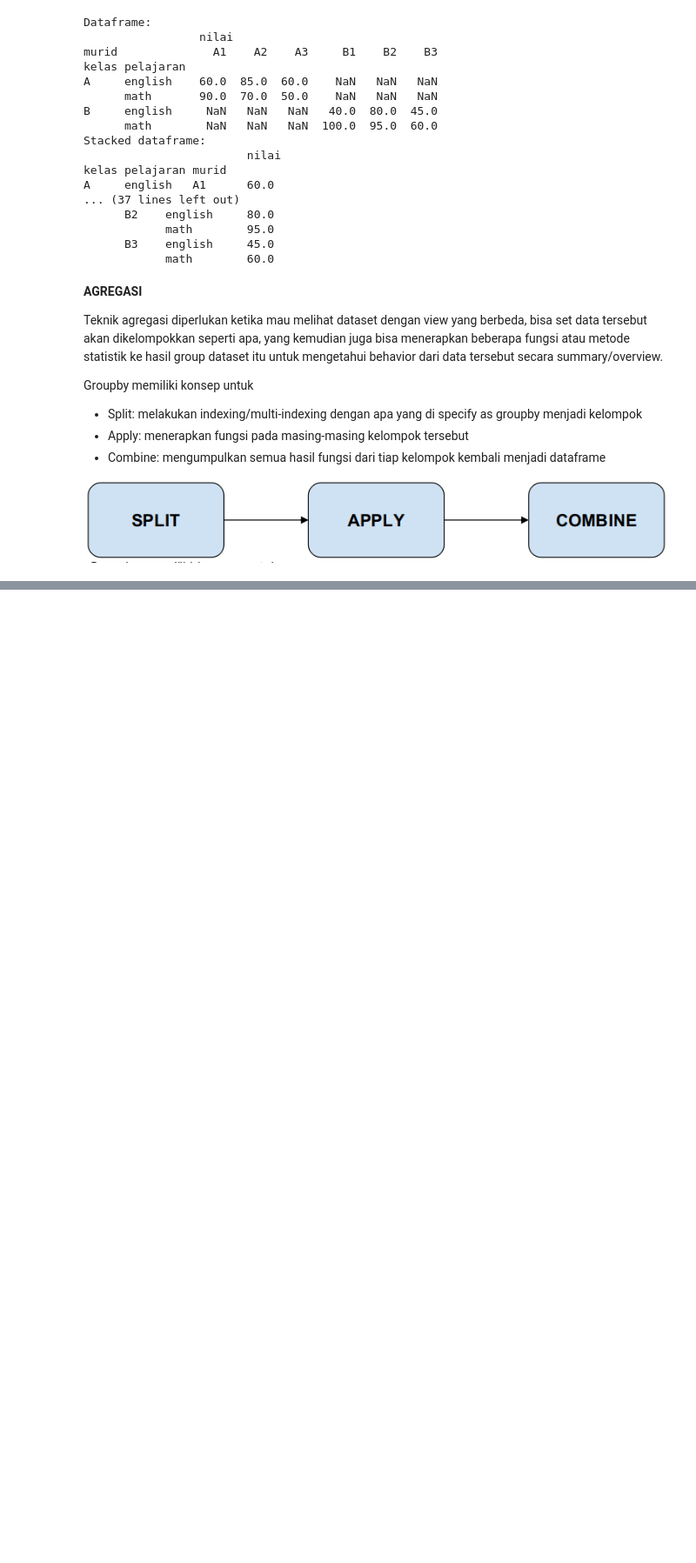
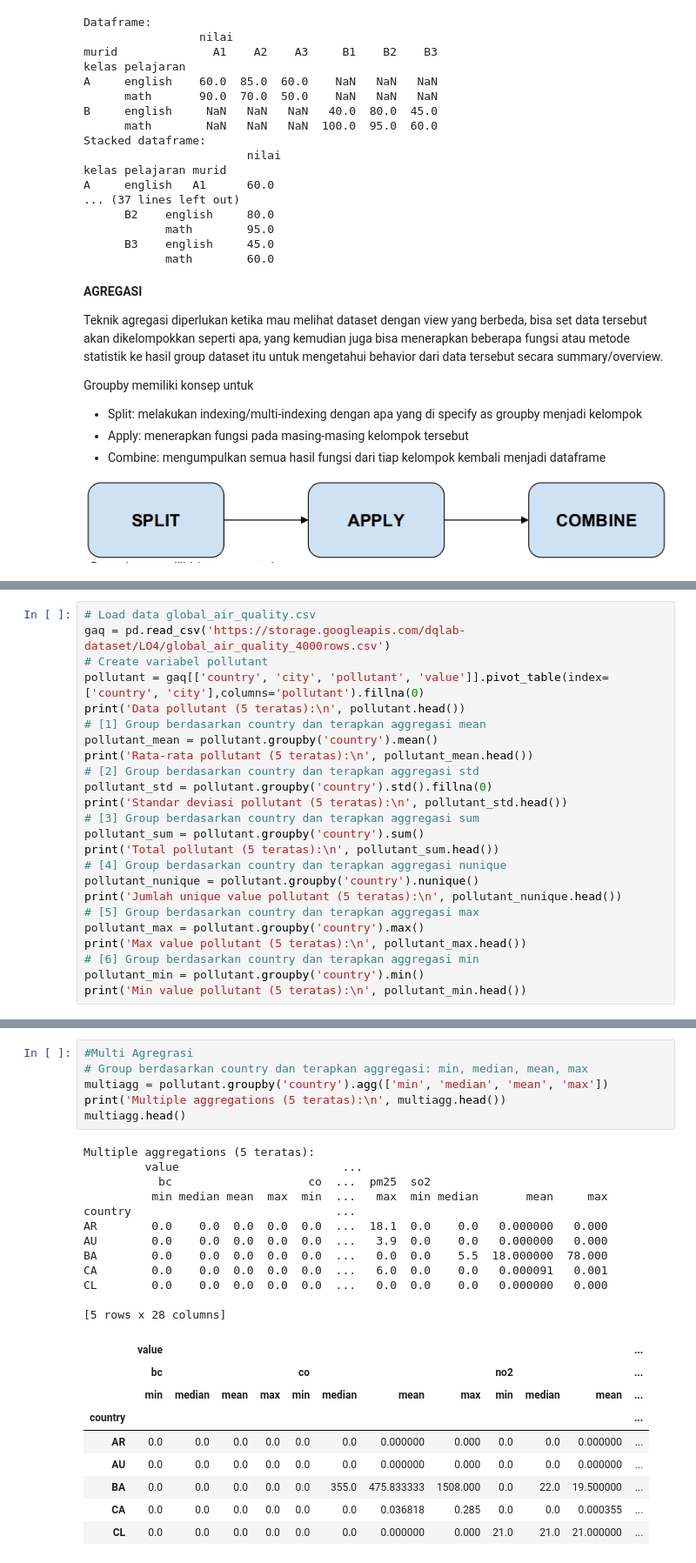
Before and after one commit to mrezaadi/DQLAB-Note, a Jupyter notebook: Google Colab/DQLAB_Data_Manipulation_wiht_Pandas_Part_2.ipynb, the cells around one changed output, grey strips where cells are left out. Shown: that part at 87% size. Saved outputs shown, nothing was run; the diff lists cells and outputs as text; blank space fills up the shorter version.

```diff
--- a/Google Colab/DQLAB_Data_Manipulation_wiht_Pandas_Part_2.ipynb
+++ b/Google Colab/DQLAB_Data_Manipulation_wiht_Pandas_Part_2.ipynb
@@ -398,0 +464,24 @@ Groupby memiliki konsep untuk
+# %%
+# Load data global_air_quality.csv
+gaq = pd.read_csv('https://storage.googleapis.com/dqlab-dataset/LO4/global_air_quality_4000rows.csv')
+# Create variabel pollutant
+pollutant = gaq[['country', 'city', 'pollutant', 'value']].pivot_table(index=['country', 'city'],columns='pollutant').fillna(0)
+print('Data pollutant (5 teratas):\n', pollutant.head())
+# [1] Group berdasarkan country dan terapkan aggregasi mean
+pollutant_mean = pollutant.groupby('country').mean()
+print('Rata-rata pollutant (5 teratas):\n', pollutant_mean.head())
+# [2] Group berdasarkan country dan terapkan aggregasi std
+pollutant_std = pollutant.groupby('country').std().fillna(0)
+print('Standar deviasi pollutant (5 teratas):\n', pollutant_std.head())
+# [3] Group berdasarkan country dan terapkan aggregasi sum
+pollutant_sum = pollutant.groupby('country').sum()
+print('Total pollutant (5 teratas):\n', pollutant_sum.head())
+# [4] Group berdasarkan country dan terapkan aggregasi nunique
+pollutant_nunique = pollutant.groupby('country').nunique()
+print('Jumlah unique value pollutant (5 teratas):\n', pollutant_nunique.head())
+# [5] Group berdasarkan country dan terapkan aggregasi max
+pollutant_max = pollutant.groupby('country').max()
+print('Max value pollutant (5 teratas):\n', pollutant_max.head())
+# [6] Group berdasarkan country dan terapkan aggregasi min
+pollutant_min = pollutant.groupby('country').min()
+print('Min value pollutant (5 teratas):\n', pollutant_min.head())
@@ -398,0 +532,28 @@ Groupby memiliki konsep untuk
+# %%
+#Multi Agregrasi
+# Group berdasarkan country dan terapkan aggregasi: min, median, mean, max
+multiagg = pollutant.groupby('country').agg(['min', 'median', 'mean', 'max'])
+print('Multiple aggregations (5 teratas):\n', multiagg.head())
+multiagg.head()
+# %% [output]
+Multiple aggregations (5 teratas):
+         value                        ...
+           bc                    co  ...  pm25  so2
+          min median mean  max  min  ...   max  min median       mean     max
+country                              ...
+AR        0.0    0.0  0.0  0.0  0.0  ...  18.1  0.0    0.0   0.000000   0.000
+AU        0.0    0.0  0.0  0.0  0.0  ...   3.9  0.0    0.0   0.000000   0.000
+BA        0.0    0.0  0.0  0.0  0.0  ...   0.0  0.0    5.5  18.000000  78.000
+CA        0.0    0.0  0.0  0.0  0.0  ...   6.0  0.0    0.0   0.000091   0.001
+CL        0.0    0.0  0.0  0.0  0.0  ...   0.0  0.0    0.0   0.000000   0.000
+
+[5 rows x 28 columns]
+|  | value |  |  |  |  |  |  |  |  |  |  | ... |
+|  | bc |  |  |  | co |  |  |  | no2 |  |  | ... |
+|  | min | median | mean | max | min | median | mean | max | min | median | mean | ... |
+| country |  |  |  |  |  |  |  |  |  |  |  | ... |
+| AR | 0.0 | 0.0 | 0.0 | 0.0 | 0.0 | 0.0 | 0.000000 | 0.000 | 0.0 | 0.0 | 0.000000 | ... |
+| AU | 0.0 | 0.0 | 0.0 | 0.0 | 0.0 | 0.0 | 0.000000 | 0.000 | 0.0 | 0.0 | 0.000000 | ... |
+| BA | 0.0 | 0.0 | 0.0 | 0.0 | 0.0 | 355.0 | 475.833333 | 1508.000 | 0.0 | 22.0 | 19.500000 | ... |
+| CA | 0.0 | 0.0 | 0.0 | 0.0 | 0.0 | 0.0 | 0.036818 | 0.285 | 0.0 | 0.0 | 0.000355 | ... |
+| CL | 0.0 | 0.0 | 0.0 | 0.0 | 0.0 | 0.0 | 0.000000 | 0.000 | 21.0 | 21.0 | 21.000000 | ... |
```
Also changed, not shown: parts of 18 cells of this notebook.
